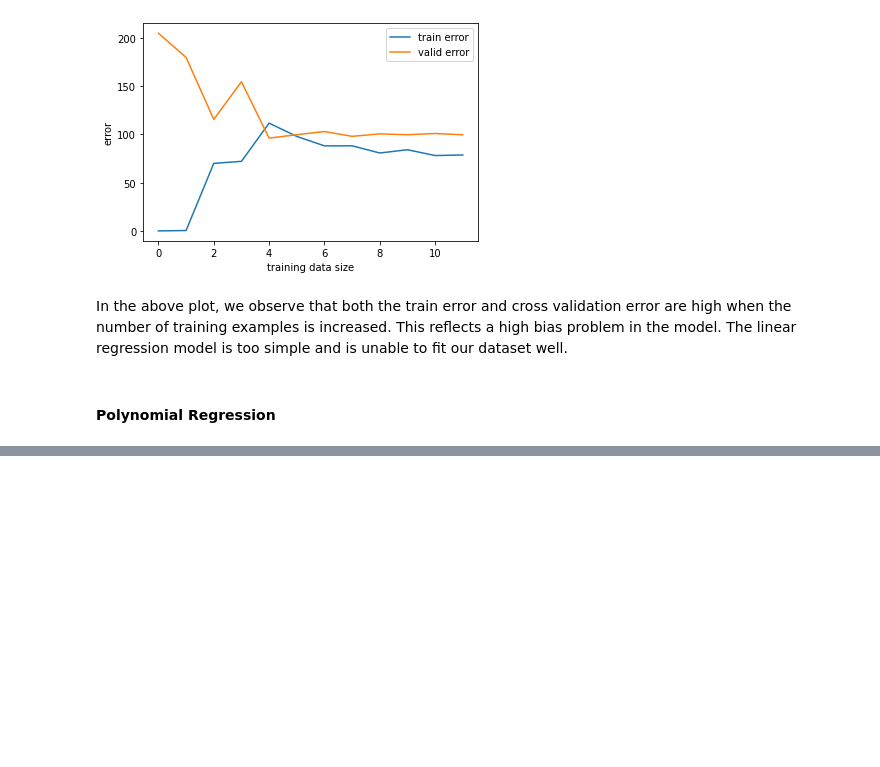
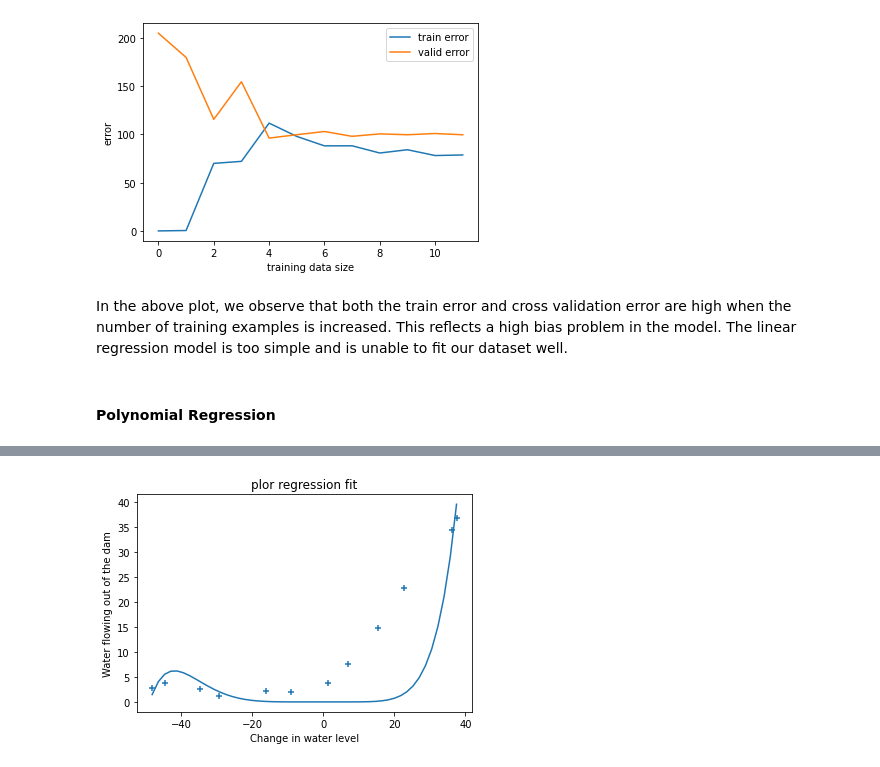
Before and after one commit to shamimtowhid/traditional_ML, a Jupyter notebook: Examples.ipynb, the cells around one changed output, grey strips where cells are left out. Cells and saved outputs as stored; diff of their text form; code cells hidden in the pictures; blank space fills up the shorter version.

```diff
--- a/Examples.ipynb
+++ b/Examples.ipynb
@@ -491,0 +536,8 @@ In the above plot, we observe that both the train error and cross validation err
+# %%
+prediction = tml.lin_regression_predict(X_poly, theta)
+# %%
+tml.scatter_plot(X, y, show=False)
+tml.plot(prediction, x, xlabel='Change in water level',
+         ylabel='Water flowing out of the dam', title='plor regression fit')
+# %% [output]
+[figure, added]
```
Also changed, not shown: parts of 13 cells of this notebook.
